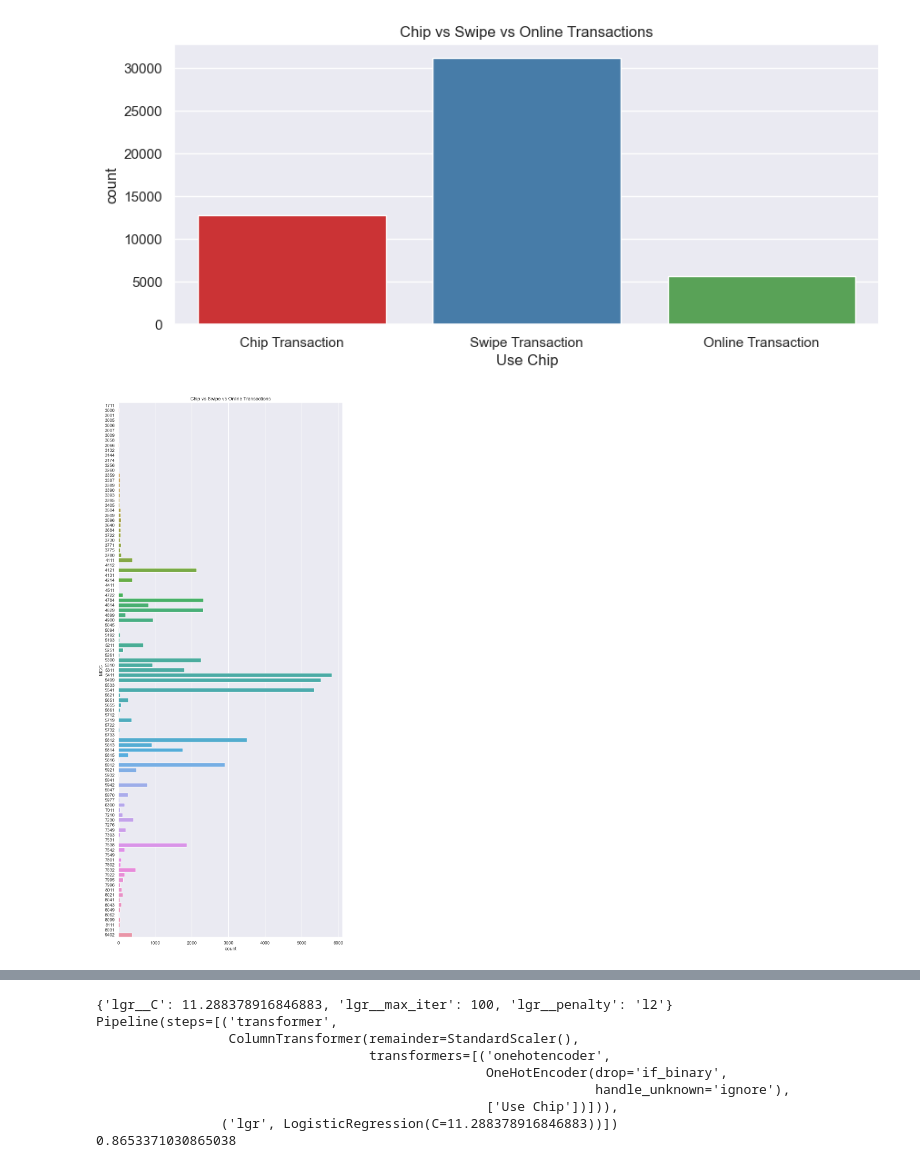
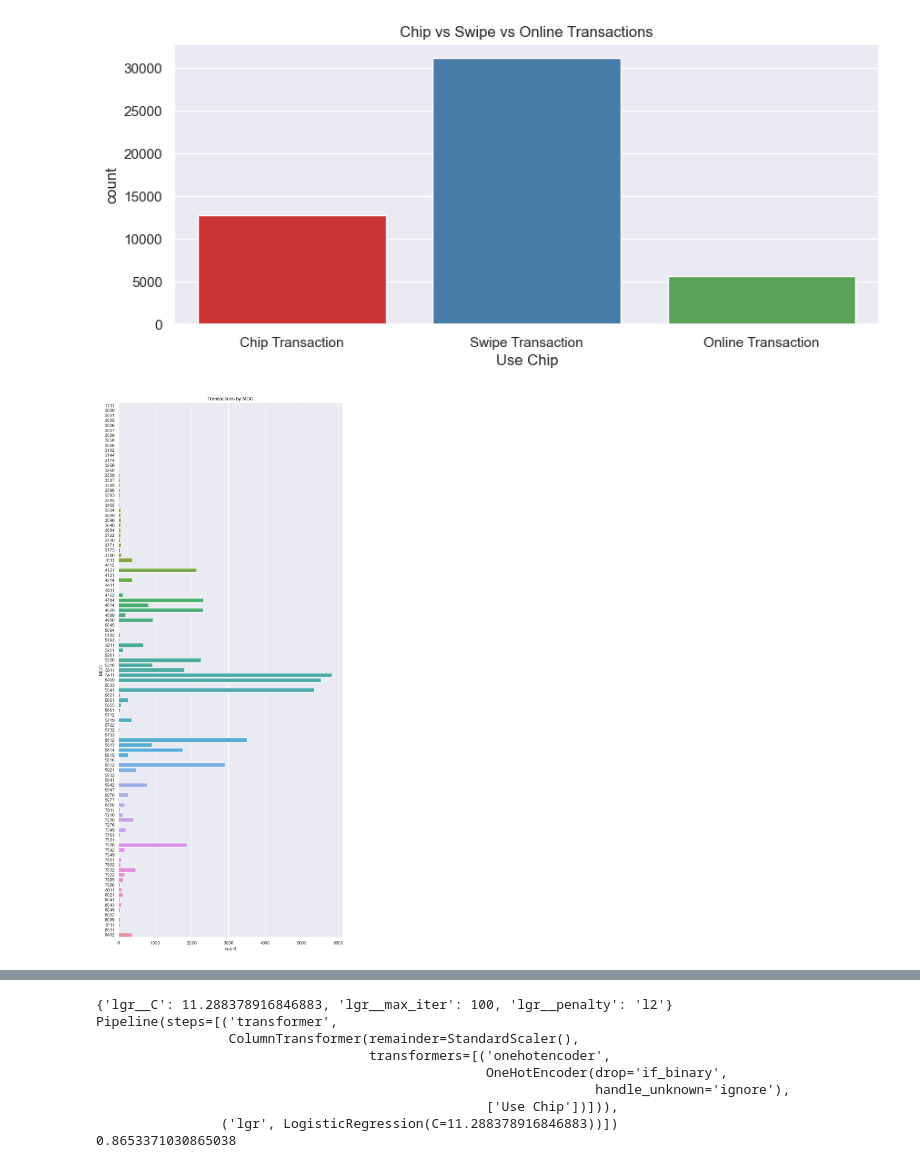
Before and after one commit to maskbit/creditcard-fraud-detection, a Jupyter notebook: fraud-ml.ipynb, the cells around one changed output, grey strips where cells are left out. Cells and saved outputs as stored; diff of their text form; code cells hidden in the pictures.

```diff
--- a/fraud-ml.ipynb
+++ b/fraud-ml.ipynb
@@ -160,13 +163,13 @@ plt.show()
 # %%
 #Visualize MCC Transactions
 
 sns.set_theme(style="darkgrid")
 plt.figure(figsize=(10, 24))
 x = sns.countplot(y="MCC", data=df)
-plt.title('Chip vs Swipe vs Online Transactions')
-plt.savefig("TransactionsByMCC.png")
+plt.title('Transactions by MCC')
+plt.savefig("Images/TransactionsByMCC.png")
 # %% [output]
-[figure, old version]
+[figure, new version]
 # %%
 X = df.drop(columns=['Fraud','Merchant City', 'Merchant State' ])
 y = df['Fraud']
```
Also changed, not shown: parts of 11 cells of this notebook.
